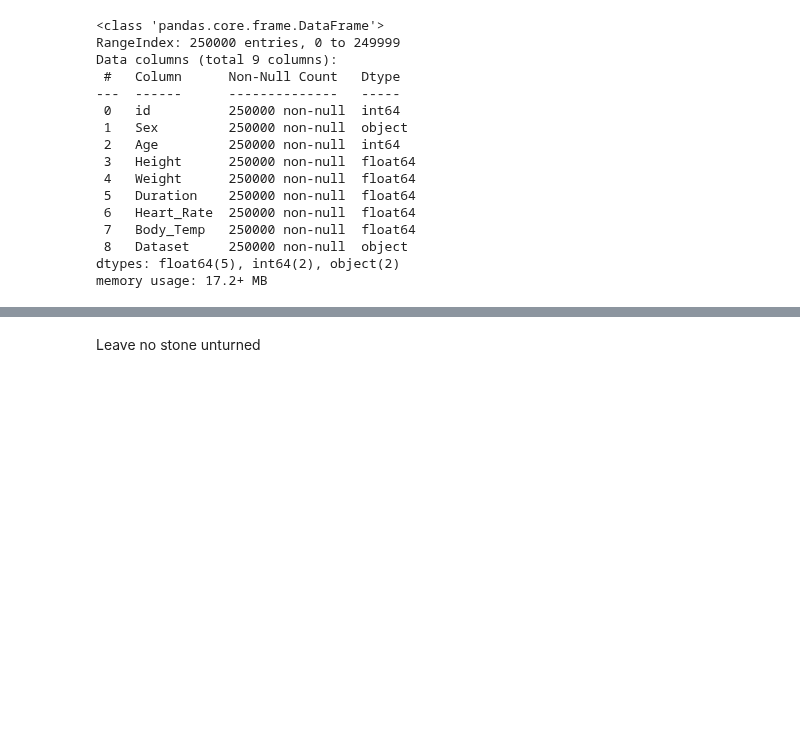
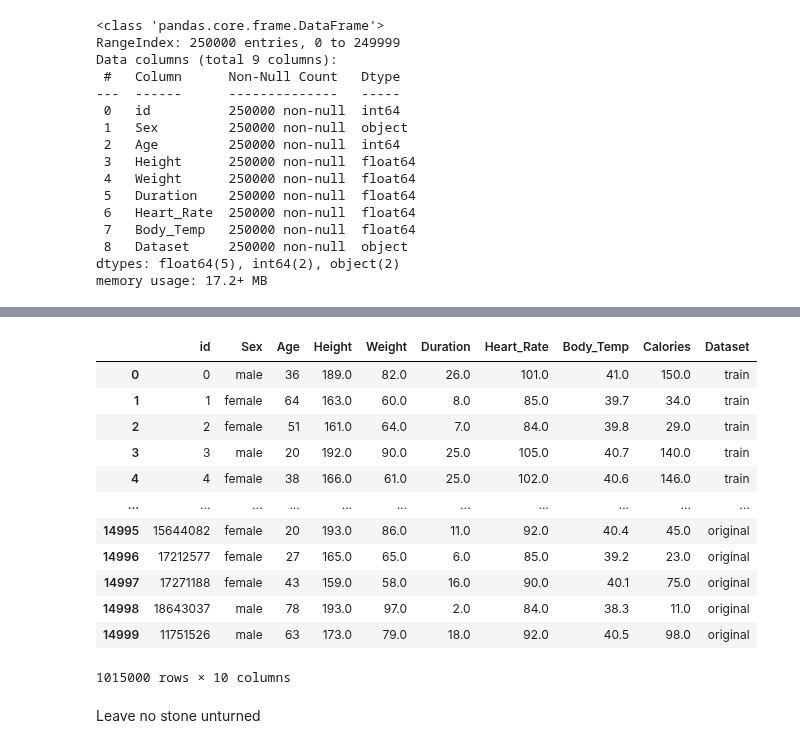
Before and after one commit to LoneCoder21/Kaggle-Notebooks, a Jupyter notebook: Regression/Calorie Expenditure/eda.ipynb, the cells around one changed output, grey strips where cells are left out. Saved outputs shown, nothing was run; the diff lists cells and outputs as text; code cells hidden in the pictures; blank space fills up the shorter version.

```diff
--- a/Regression/Calorie Expenditure/eda.ipynb
+++ b/Regression/Calorie Expenditure/eda.ipynb
@@ -111,5 +112,22 @@ Data columns (total 10 columns):
  9   Dataset     15000 non-null  object
 dtypes: float64(6), int64(2), object(2)
 memory usage: 1.1+ MB
+# %%
+df = pd.concat([train, test, original])
+df
+# %% [output]
+|  | id | Sex | Age | Height | Weight | Duration | Heart_Rate | Body_Temp | Calories | Dataset |
+| 0 | 0 | male | 36 | 189.0 | 82.0 | 26.0 | 101.0 | 41.0 | 150.0 | train |
+| 1 | 1 | female | 64 | 163.0 | 60.0 | 8.0 | 85.0 | 39.7 | 34.0 | train |
+| 2 | 2 | female | 51 | 161.0 | 64.0 | 7.0 | 84.0 | 39.8 | 29.0 | train |
+| 3 | 3 | male | 20 | 192.0 | 90.0 | 25.0 | 105.0 | 40.7 | 140.0 | train |
+| 4 | 4 | female | 38 | 166.0 | 61.0 | 25.0 | 102.0 | 40.6 | 146.0 | train |
+| ... | ... | ... | ... | ... | ... | ... | ... | ... | ... | ... |
+| 14995 | 15644082 | female | 20 | 193.0 | 86.0 | 11.0 | 92.0 | 40.4 | 45.0 | original |
+| 14996 | 17212577 | female | 27 | 165.0 | 65.0 | 6.0 | 85.0 | 39.2 | 23.0 | original |
+| 14997 | 17271188 | female | 43 | 159.0 | 58.0 | 16.0 | 90.0 | 40.1 | 75.0 | original |
+| 14998 | 18643037 | male | 78 | 193.0 | 97.0 | 2.0 | 84.0 | 38.3 | 11.0 | original |
+| 14999 | 11751526 | male | 63 | 173.0 | 79.0 | 18.0 | 92.0 | 40.5 | 98.0 | original |
+1015000 rows × 10 columns
 # %% [markdown]
 Leave no stone unturned
```
Also changed, not shown: parts of 10 cells of this notebook.
